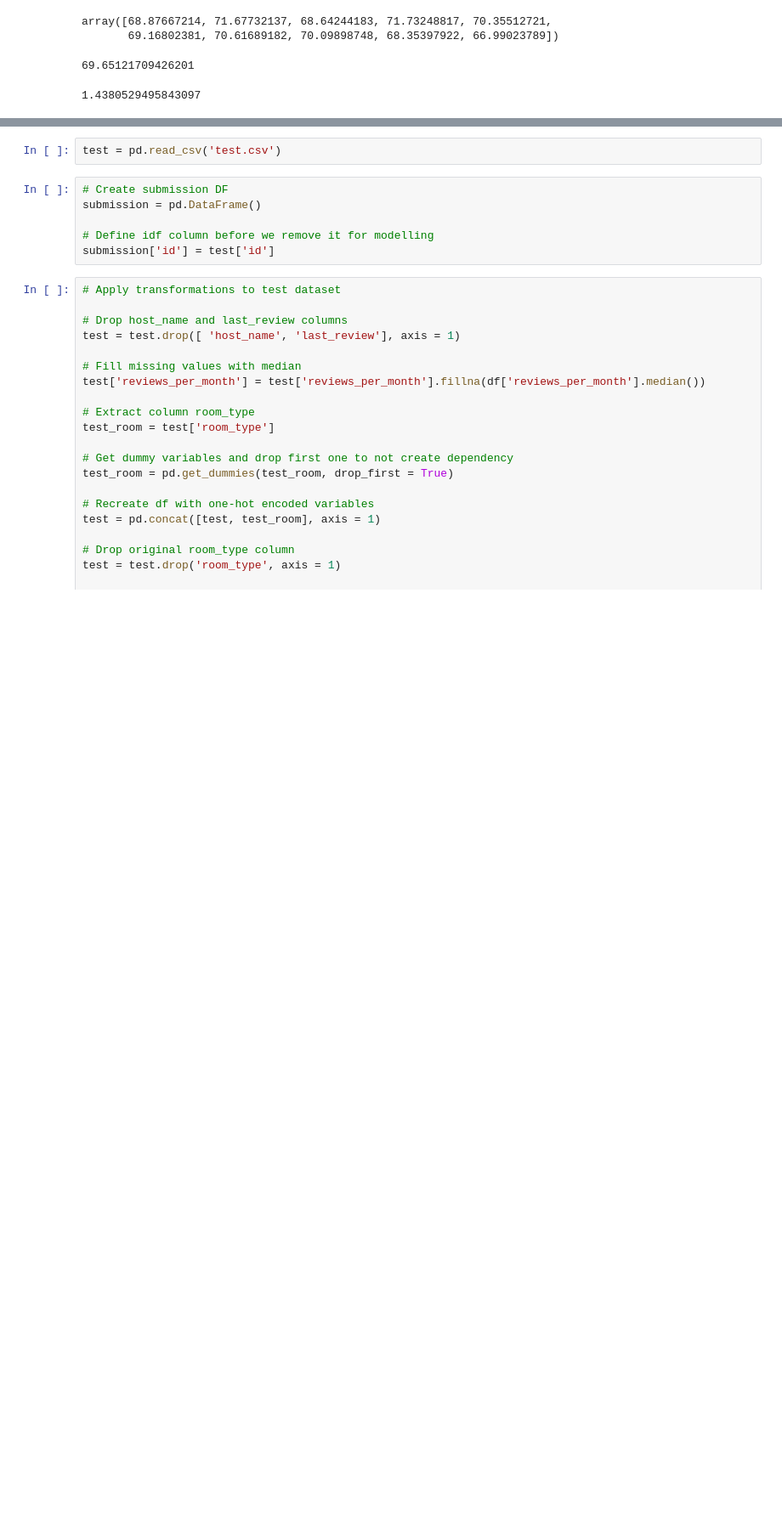
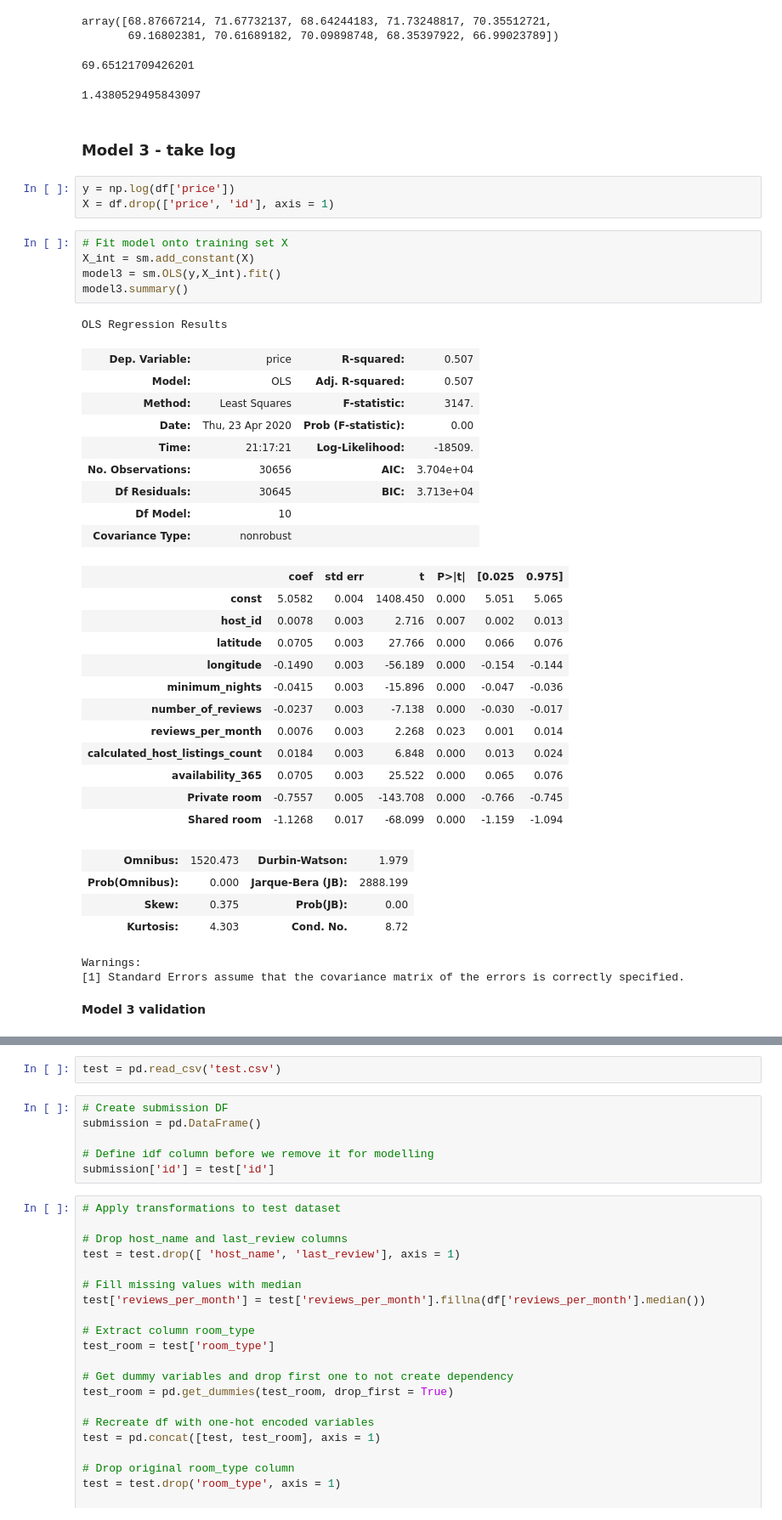
Before and after one commit to nadinezab/airbnb-kaggle-comp, a Jupyter notebook: AirBnB.ipynb, the cells around one changed output, grey strips where cells are left out. Shown at 85% size. Cells and saved outputs as stored; diff of their text form; blank space fills up the shorter version.

```diff
--- a/AirBnB.ipynb
+++ b/AirBnB.ipynb
@@ -395,3 +395,44 @@ array([68.87667214, 71.67732137, 68.64244183, 71.73248817, 70.35512721,
        69.16802381, 70.61689182, 70.09898748, 68.35397922, 66.99023789])
 69.65121709426201
 1.4380529495843097
+# %% [markdown]
+### Model 3 - take log
+# %%
+y = np.log(df['price'])
+X = df.drop(['price', 'id'], axis = 1)
+# %%
+# Fit model onto training set X
+X_int = sm.add_constant(X)
+model3 = sm.OLS(y,X_int).fit()
+model3.summary()
+# %% [output]
+OLS Regression Results
+| Dep. Variable: | price | R-squared: | 0.507 |
+| Model: | OLS | Adj. R-squared: | 0.507 |
+| Method: | Least Squares | F-statistic: | 3147. |
+| Date: | Thu, 23 Apr 2020 | Prob (F-statistic): | 0.00 |
+| Time: | 21:17:21 | Log-Likelihood: | -18509. |
+| No. Observations: | 30656 | AIC: | 3.704e+04 |
+| Df Residuals: | 30645 | BIC: | 3.713e+04 |
+| Df Model: | 10 |  |  |
+| Covariance Type: | nonrobust |  |  |
+|  | coef | std err | t | P>|t| | [0.025 | 0.975] |
+| const | 5.0582 | 0.004 | 1408.450 | 0.000 | 5.051 | 5.065 |
+| host_id | 0.0078 | 0.003 | 2.716 | 0.007 | 0.002 | 0.013 |
+| latitude | 0.0705 | 0.003 | 27.766 | 0.000 | 0.066 | 0.076 |
+| longitude | -0.1490 | 0.003 | -56.189 | 0.000 | -0.154 | -0.144 |
+| minimum_nights | -0.0415 | 0.003 | -15.896 | 0.000 | -0.047 | -0.036 |
+| number_of_reviews | -0.0237 | 0.003 | -7.138 | 0.000 | -0.030 | -0.017 |
+| reviews_per_month | 0.0076 | 0.003 | 2.268 | 0.023 | 0.001 | 0.014 |
+| calculated_host_listings_count | 0.0184 | 0.003 | 6.848 | 0.000 | 0.013 | 0.024 |
+| availability_365 | 0.0705 | 0.003 | 25.522 | 0.000 | 0.065 | 0.076 |
+| Private room | -0.7557 | 0.005 | -143.708 | 0.000 | -0.766 | -0.745 |
+| Shared room | -1.1268 | 0.017 | -68.099 | 0.000 | -1.159 | -1.094 |
+| Omnibus: | 1520.473 | Durbin-Watson: | 1.979 |
+| Prob(Omnibus): | 0.000 | Jarque-Bera (JB): | 2888.199 |
+| Skew: | 0.375 | Prob(JB): | 0.00 |
+| Kurtosis: | 4.303 | Cond. No. | 8.72 |
+Warnings:
+[1] Standard Errors assume that the covariance matrix of the errors is correctly specified.
+# %% [markdown]
+**Model 3 validation**
```
Also changed, not shown: parts of 27 cells of this notebook, 1 other file.
